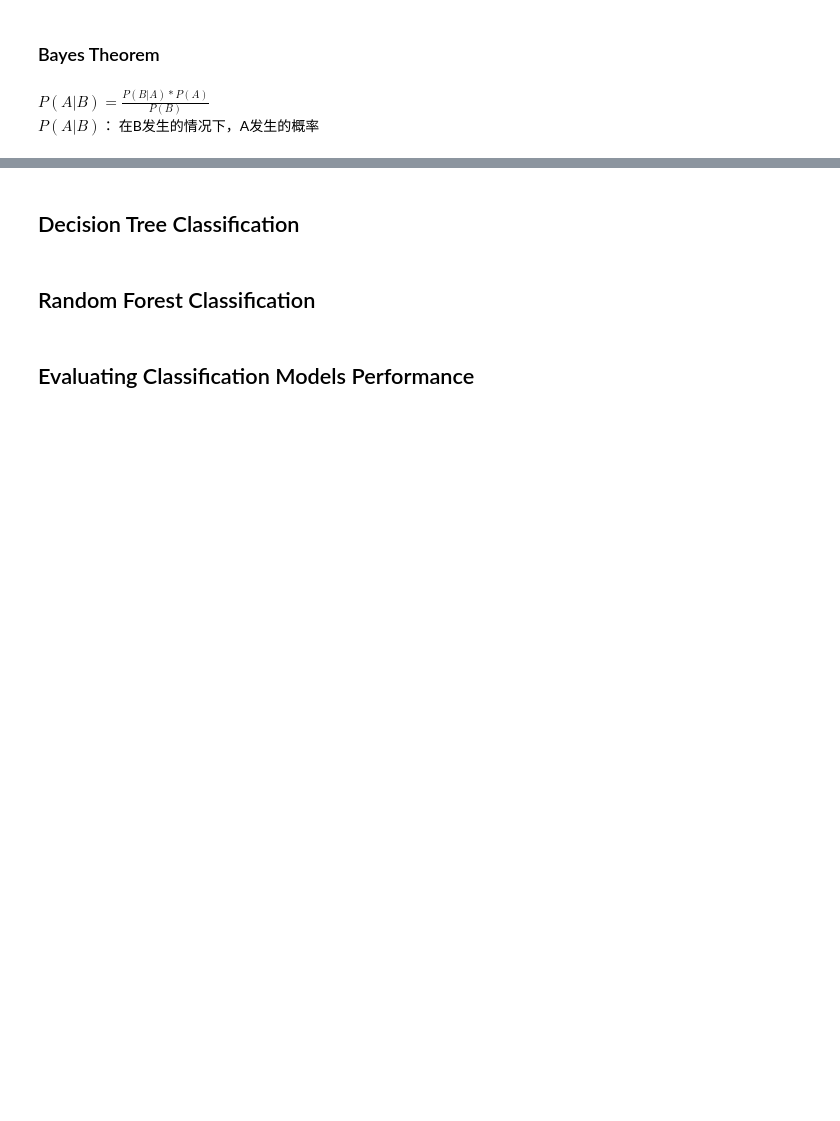
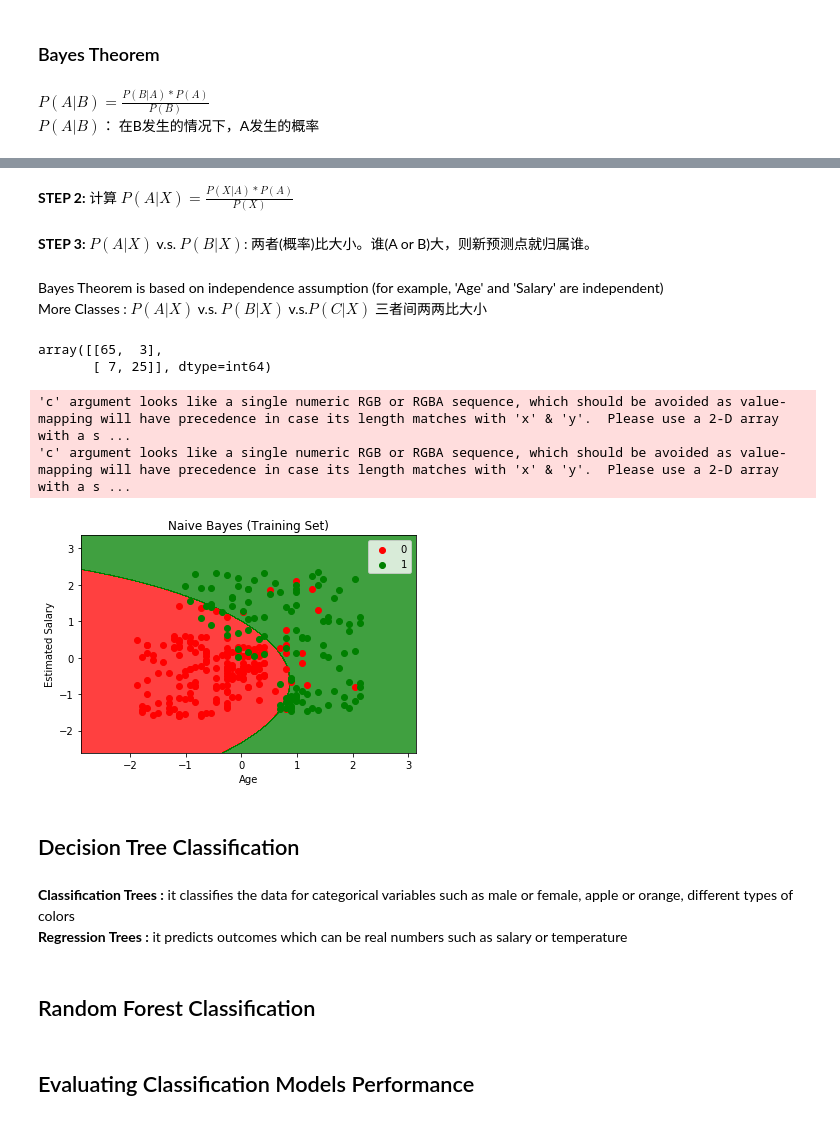
Before and after one commit to yunjcai/Machine-Learning-A-Z, a Jupyter notebook: Part 3 - Classification/Classification.ipynb, the cells around one changed output, grey strips where cells are left out. Saved outputs shown, nothing was run; the diff lists cells and outputs as text; code cells hidden in the pictures; blank space fills up the shorter version.

```diff
--- a/Part 3 - Classification/Classification.ipynb
+++ b/Part 3 - Classification/Classification.ipynb
@@ -214,5 +257,49 @@ $P(A|B)$： 在B发生的情况下，A发生的概率
+# %% [markdown]
+**STEP 2:** 计算 $P(A|X) = \frac{P(X|A) * P(A)}{P(X)}$
+# %% [markdown]
+**STEP 3:** $P(A|X)$  v.s.  $P(B|X)$: 两者(概率)比大小。谁(A or B)大，则新预测点就归属谁。
+# %% [markdown]
+Bayes Theorem is based on independence assumption (for example, 'Age' and 'Salary' are independent)<br>
+More Classes : $P(A|X)$ v.s. $P(B|X)$ v.s.$P(C|X)$ 三者间两两比大小
+# %%
+from sklearn.naive_bayes import GaussianNB
+classifier = GaussianNB().fit(X_train,y_train)    # No arguments needed
+# %%
+y_pred = classifier.predict(X_test)
+cm = confusion_matrix(y_test,y_pred)
+cm
+# %% [output]
+array([[65,  3],
+       [ 7, 25]], dtype=int64)
+# %%
+# Create some local variable X set that we can replace X_train easily by other data later (ie. X_test)
+X_set, y_set = X_train, y_train
+# np.meshgrid prepares all the pixel points, min and max value +-1 because we don't want the points to be squeezed on the axes
+# X_set[:,0] is age and X_set[:,1] is salary in this case
+X1,X2 = np.meshgrid(np.arange(start=X_set[:,0].min()-1, stop=X_set[:,0].max()+1, step=0.01),
+                    np.arange(start=X_set[:,1].min()-1, stop=X_set[:,1].max()+1, step=0.01))
+# Use the contourf function to actually make the contour between the two prediction regions
+# X1.ravel() 将 matrix 变成 1D array
+plt.contourf(X1,X2,classifier.predict(np.array([X1.ravel(),X2.ravel()]).T).reshape(X1.shape),
+             alpha=0.75, cmap=ListedColormap(('red','green')))
+plt.xlim(X1.min(),X1.max())
+plt.ylim(X2.min(),X2.max())
+for i, j in enumerate(np.unique(y_set)):
+    plt.scatter(X_set[y_set==j,0],X_set[y_set==j,1],c=ListedColormap(('red','green'))(i),label=j)
+plt.title('Naive Bayes (Training Set)')
+plt.xlabel('Age')
+plt.ylabel('Estimated Salary')
+plt.legend()
+plt.show()
+# %% [output]
+'c' argument looks like a single numeric RGB or RGBA sequence, which should be avoided as value-mapping will have precedence in case its length matches with 'x' & 'y'.  Please use a 2-D array with a s ...
+'c' argument looks like a single numeric RGB or RGBA sequence, which should be avoided as value-mapping will have precedence in case its length matches with 'x' & 'y'.  Please use a 2-D array with a s ...
+[figure, added]
 # %% [markdown]
 ## Decision Tree Classification
+# %% [markdown]
+**Classification Trees :** it classifies the data for categorical variables such as male or female, apple or orange, different types of colors<br>
+**Regression Trees :** it predicts outcomes which can be real numbers such as salary or temperature
 # %% [markdown]
 ## Random Forest Classification
 # %% [markdown]
```
Also changed, not shown: parts of 11 cells of this notebook.
